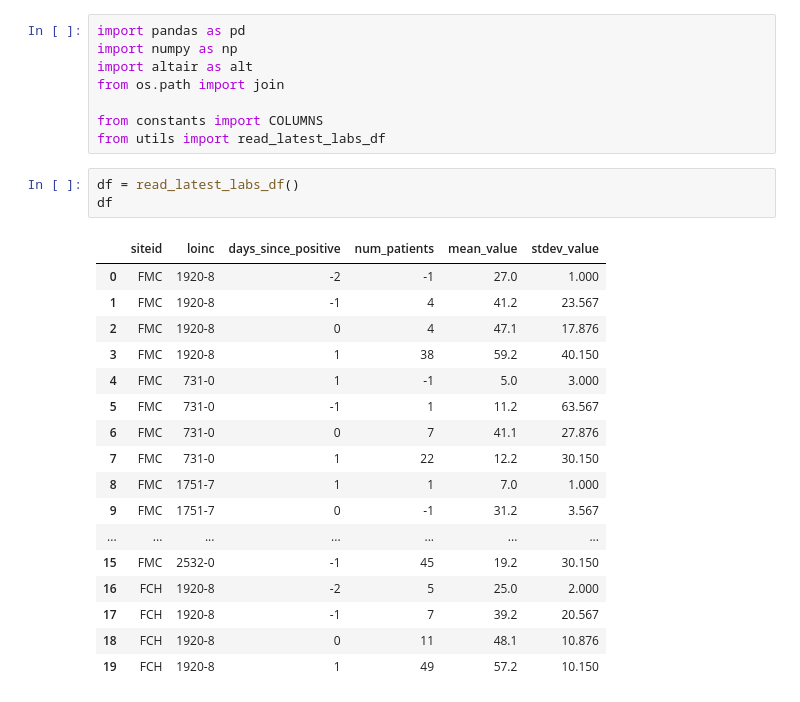
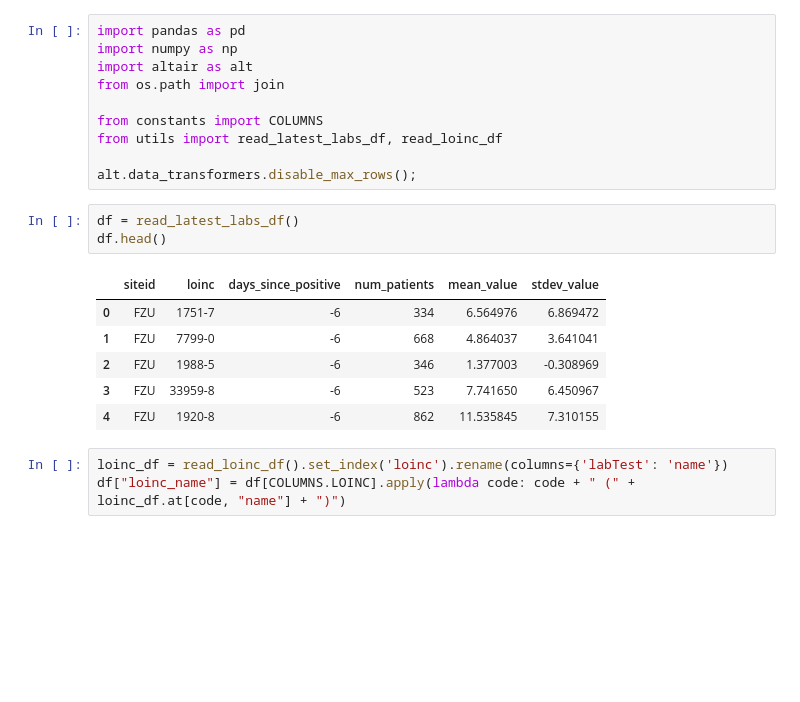
Before and after one commit to covidclinical/visualization-notebooks, a Jupyter notebook: notebooks/03_labs_by_site.ipynb, the cells around one changed output. Cells and saved outputs as stored; diff of their text form; blank space fills up the shorter version.

Commit message:
More fake labs data

```diff
--- a/notebooks/03_labs_by_site.ipynb
+++ b/notebooks/03_labs_by_site.ipynb
@@ -5,27 +5,21 @@ import altair as alt
 from os.path import join
 
 from constants import COLUMNS
-from utils import read_latest_labs_df
+from utils import read_latest_labs_df, read_loinc_df
+
+alt.data_transformers.disable_max_rows();
 # %%
 df = read_latest_labs_df()
-df
+df.head()
 # %% [output]
 |  | siteid | loinc | days_since_positive | num_patients | mean_value | stdev_value |
-| 0 | FMC | 1920-8 | -2 | -1 | 27.0 | 1.000 |
-| 1 | FMC | 1920-8 | -1 | 4 | 41.2 | 23.567 |
-| 2 | FMC | 1920-8 | 0 | 4 | 47.1 | 17.876 |
-| 3 | FMC | 1920-8 | 1 | 38 | 59.2 | 40.150 |
-| 4 | FMC | 731-0 | 1 | -1 | 5.0 | 3.000 |
-| 5 | FMC | 731-0 | -1 | 1 | 11.2 | 63.567 |
-| 6 | FMC | 731-0 | 0 | 7 | 41.1 | 27.876 |
-| 7 | FMC | 731-0 | 1 | 22 | 12.2 | 30.150 |
-| 8 | FMC | 1751-7 | 1 | 1 | 7.0 | 1.000 |
-| 9 | FMC | 1751-7 | 0 | -1 | 31.2 | 3.567 |
-| ... | ... | ... | ... | ... | ... | ... |
-| 15 | FMC | 2532-0 | -1 | 45 | 19.2 | 30.150 |
-| 16 | FCH | 1920-8 | -2 | 5 | 25.0 | 2.000 |
-| 17 | FCH | 1920-8 | -1 | 7 | 39.2 | 20.567 |
-| 18 | FCH | 1920-8 | 0 | 11 | 48.1 | 10.876 |
-| 19 | FCH | 1920-8 | 1 | 49 | 57.2 | 10.150 |
+| 0 | FZU | 1751-7 | -6 | 334 | 6.564976 | 6.869472 |
+| 1 | FZU | 7799-0 | -6 | 668 | 4.864037 | 3.641041 |
+| 2 | FZU | 1988-5 | -6 | 346 | 1.377003 | -0.308969 |
+| 3 | FZU | 33959-8 | -6 | 523 | 7.741650 | 6.450967 |
+| 4 | FZU | 1920-8 | -6 | 862 | 11.535845 | 7.310155 |
+# %%
+loinc_df = read_loinc_df().set_index('loinc').rename(columns={'labTest': 'name'})
+df["loinc_name"] = df[COLUMNS.LOINC].apply(lambda code: code + " (" + loinc_df.at[code, "name"] + ")")
 # %%
 line = alt.Chart(df).mark_line().encode(
```
Also changed, not shown: parts of 1 cell of this notebook, 25 other files.
